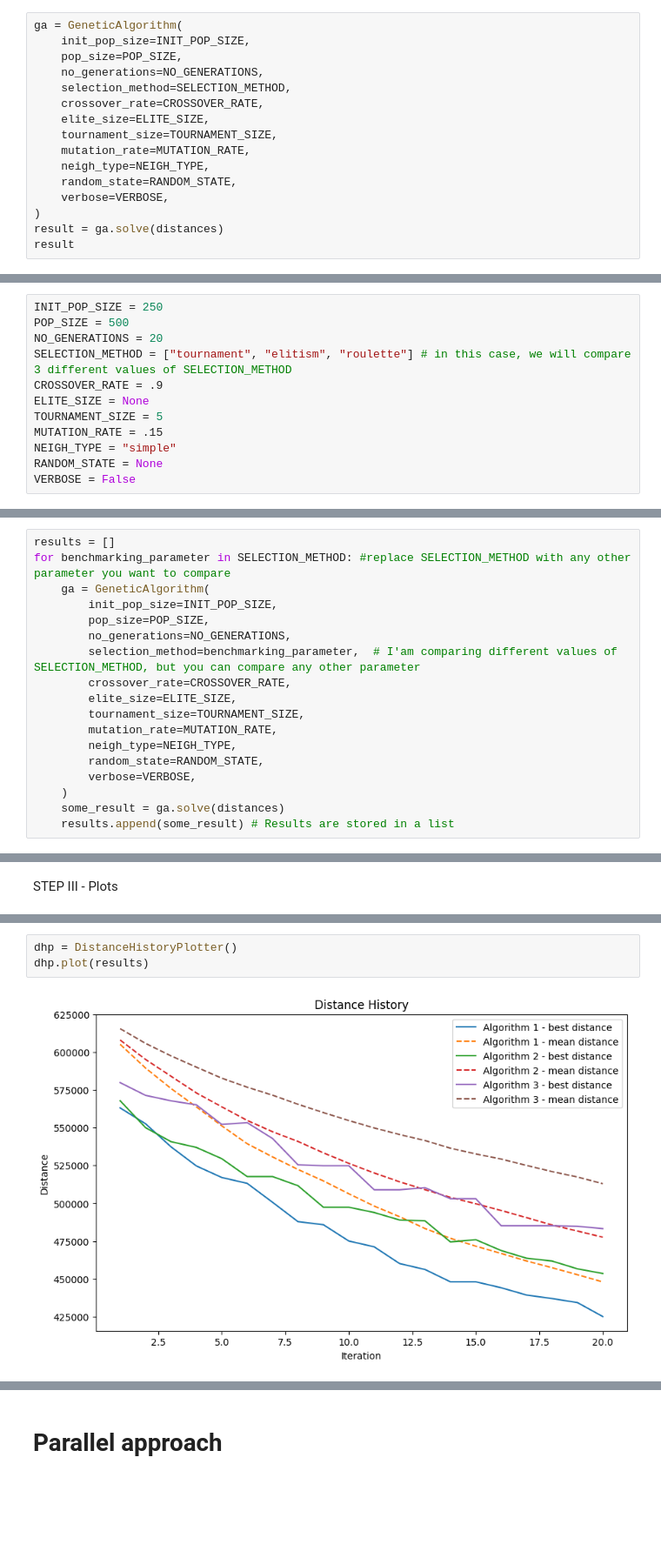
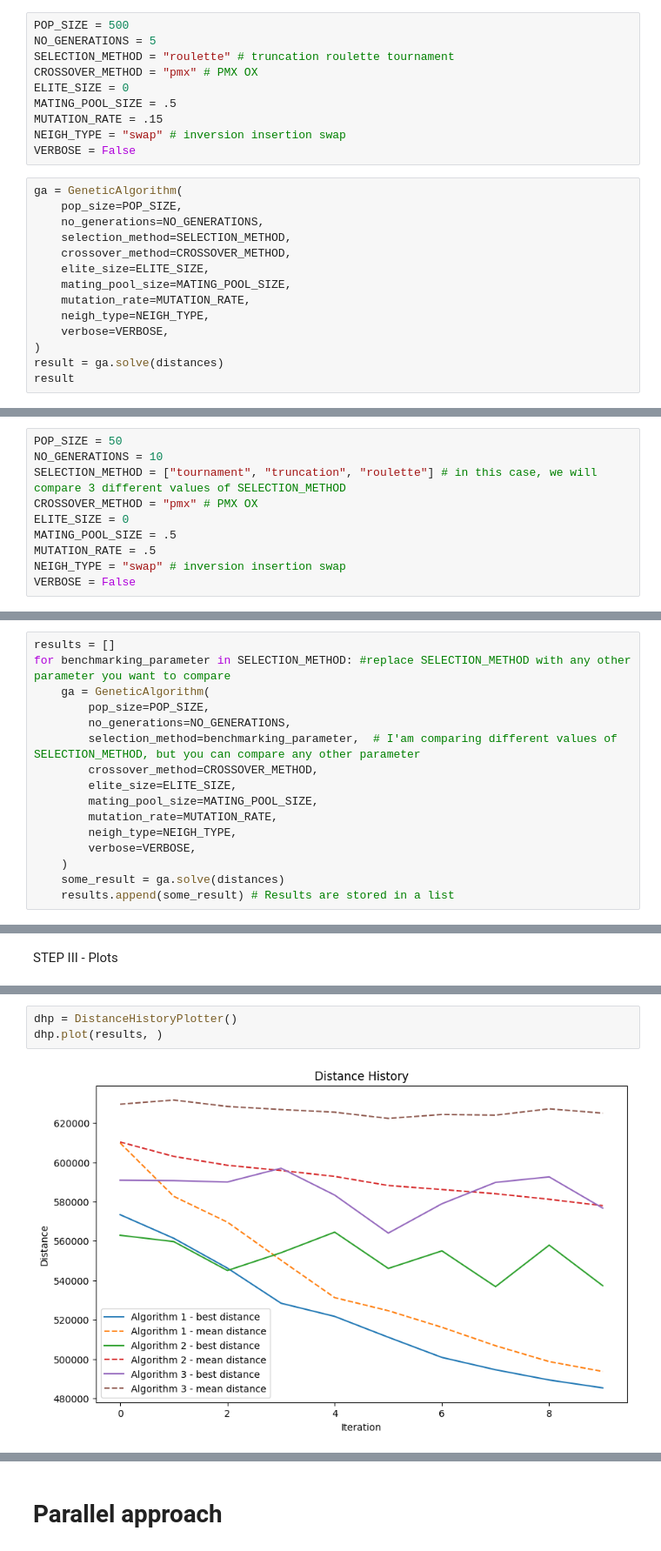
Before and after one commit to PanNorek/essa-tsp-metaheuristics, a Jupyter notebook: notebooks/GA-template.ipynb, the cells around one changed output, grey strips where cells are left out. Shown at 87% size. Drawn from its saved outputs; the diff is of its cells as text; blank space fills up the shorter version.

```diff
--- a/notebooks/GA-template.ipynb
+++ b/notebooks/GA-template.ipynb
@@ -25,15 +13,23 @@ VERBOSE = True
+# %%
+POP_SIZE = 500
+NO_GENERATIONS = 5
+SELECTION_METHOD = "roulette" # truncation roulette tournament
+CROSSOVER_METHOD = "pmx" # PMX OX
+ELITE_SIZE = 0
+MATING_POOL_SIZE = .5
+MUTATION_RATE = .15
+NEIGH_TYPE = "swap" # inversion insertion swap
+VERBOSE = False
 # %%
 ga = GeneticAlgorithm(
-    init_pop_size=INIT_POP_SIZE,
     pop_size=POP_SIZE,
     no_generations=NO_GENERATIONS,
     selection_method=SELECTION_METHOD,
-    crossover_rate=CROSSOVER_RATE,
+    crossover_method=CROSSOVER_METHOD,
     elite_size=ELITE_SIZE,
-    tournament_size=TOURNAMENT_SIZE,
+    mating_pool_size=MATING_POOL_SIZE,
     mutation_rate=MUTATION_RATE,
     neigh_type=NEIGH_TYPE,
-    random_state=RANDOM_STATE,
     verbose=VERBOSE,
 )
 result = ga.solve(distances)
@@ -66,16 +64,14 @@ dhp.plot([result])
 # %% [markdown]
 ### STEP I - Make a list from the compared parameter
 # %%
-INIT_POP_SIZE = 250
-POP_SIZE = 500
-NO_GENERATIONS = 20
-SELECTION_METHOD = ["tournament", "elitism", "roulette"] # in this case, we will compare 3 different values of SELECTION_METHOD
-CROSSOVER_RATE = .9
-ELITE_SIZE = None
-TOURNAMENT_SIZE = 5
-MUTATION_RATE = .15
-NEIGH_TYPE = "simple"
-RANDOM_STATE = None
+POP_SIZE = 50
+NO_GENERATIONS = 10
+SELECTION_METHOD = ["tournament", "truncation", "roulette"] # in this case, we will compare 3 different values of SELECTION_METHOD
+CROSSOVER_METHOD = "pmx" # PMX OX
+ELITE_SIZE = 0
+MATING_POOL_SIZE = .5
+MUTATION_RATE = .5
+NEIGH_TYPE = "swap" # inversion insertion swap
 VERBOSE = False
 # %% [markdown]
 ### STEP II - Run Models
@@ -83,16 +79,14 @@ VERBOSE = False
 results = []
 for benchmarking_parameter in SELECTION_METHOD: #replace SELECTION_METHOD with any other parameter you want to compare
     ga = GeneticAlgorithm(
-        init_pop_size=INIT_POP_SIZE,
         pop_size=POP_SIZE,
         no_generations=NO_GENERATIONS,
         selection_method=benchmarking_parameter,  # I'am comparing different values of SELECTION_METHOD, but you can compare any other parameter
-        crossover_rate=CROSSOVER_RATE,
+        crossover_method=CROSSOVER_METHOD,
         elite_size=ELITE_SIZE,
-        tournament_size=TOURNAMENT_SIZE,
+        mating_pool_size=MATING_POOL_SIZE,
         mutation_rate=MUTATION_RATE,
         neigh_type=NEIGH_TYPE,
-        random_state=RANDOM_STATE,
         verbose=VERBOSE,
     )
     some_result = ga.solve(distances)
@@ -120,8 +107,8 @@ bp.plot(
 # %%
 dhp = DistanceHistoryPlotter()
-dhp.plot(results)
+dhp.plot(results, )
 # %% [output]
-[figure, old version]
+[figure, new version]
 # %%
 dhp = DistanceHistoryPlotter()
 dhp.plot(results, labels=SELECTION_METHOD)
```
Also changed, not shown: parts of 13 cells of this notebook, 7 other files.
